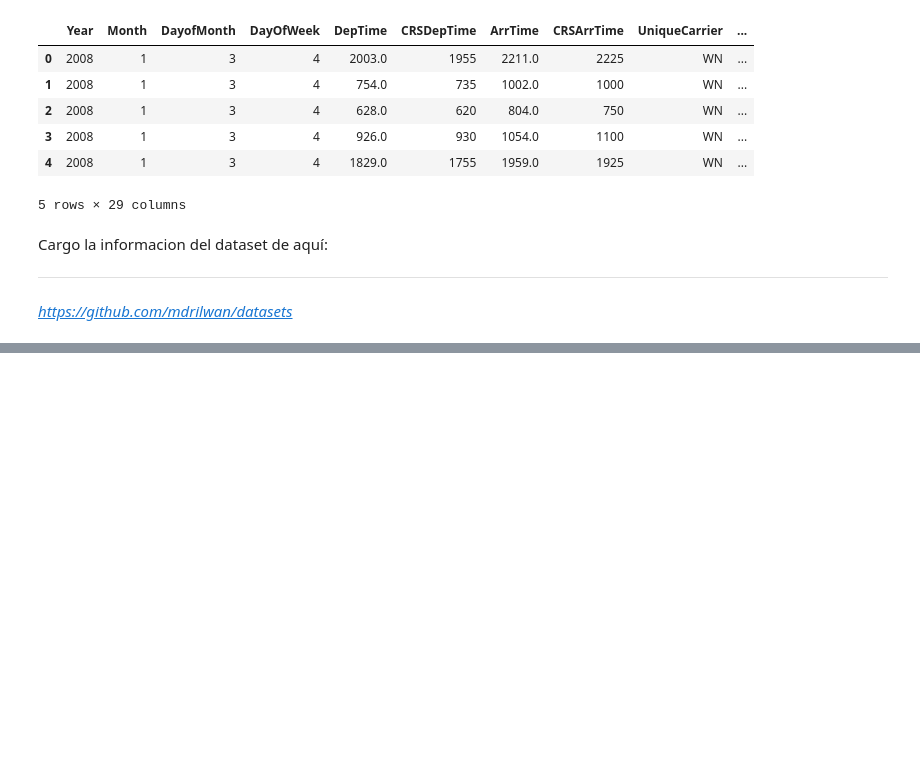
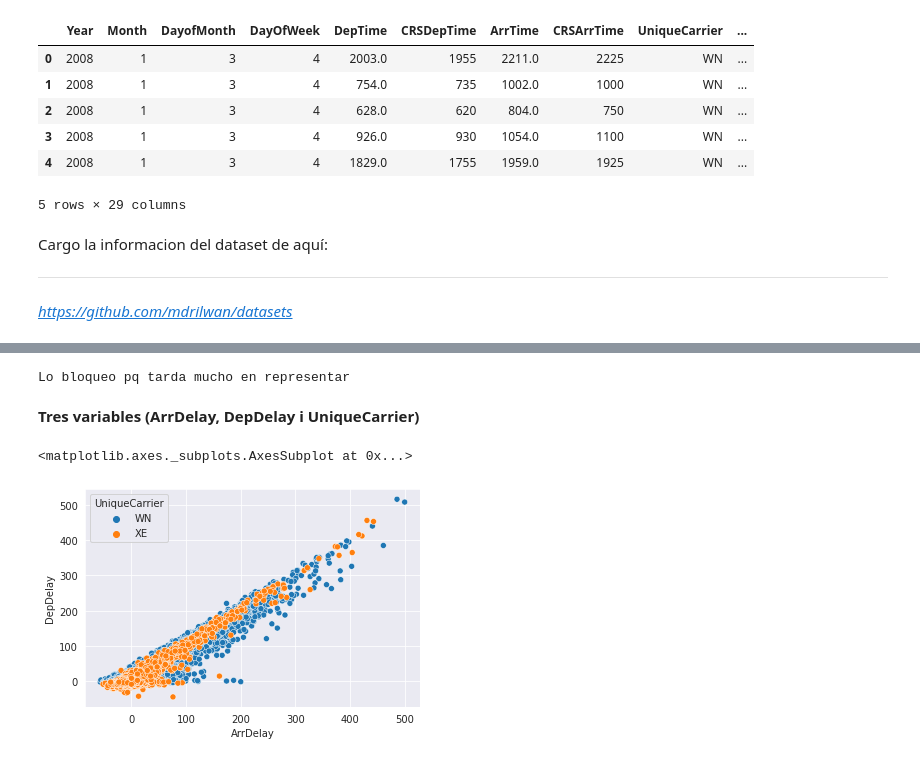
Before and after one commit to JMML2021/0301_visualitzaci-_explorat-ria, a Jupyter notebook: S03_T01_Visualització_gràfica_d'un_dataset.ipynb, the cells around one changed output, grey strips where cells are left out. Drawn from its saved outputs; the diff is of its cells as text; code cells hidden in the pictures; blank space fills up the shorter version.

```diff
--- a/S03_T01_Visualització_gràfica_d'un_dataset.ipynb
+++ b/S03_T01_Visualització_gràfica_d'un_dataset.ipynb
@@ -57,0 +109,12 @@ Cargo la informacion del dataset de aquí:
+# %%
+# sns.kdeplot(df.ArrDelay, df.DepDelay)
+print('Lo bloqueo pq tarda mucho en representar')
+# %% [output]
+Lo bloqueo pq tarda mucho en representar
+# %% [markdown]
+**Tres variables (ArrDelay, DepDelay i UniqueCarrier)**
+# %%
+sns.scatterplot(df.ArrDelay, df.DepDelay, hue= df.UniqueCarrier)
+# %% [output]
+<matplotlib.axes._subplots.AxesSubplot at 0x...>
+[figure, added]
```
Also changed, not shown: parts of 14 cells of this notebook.
